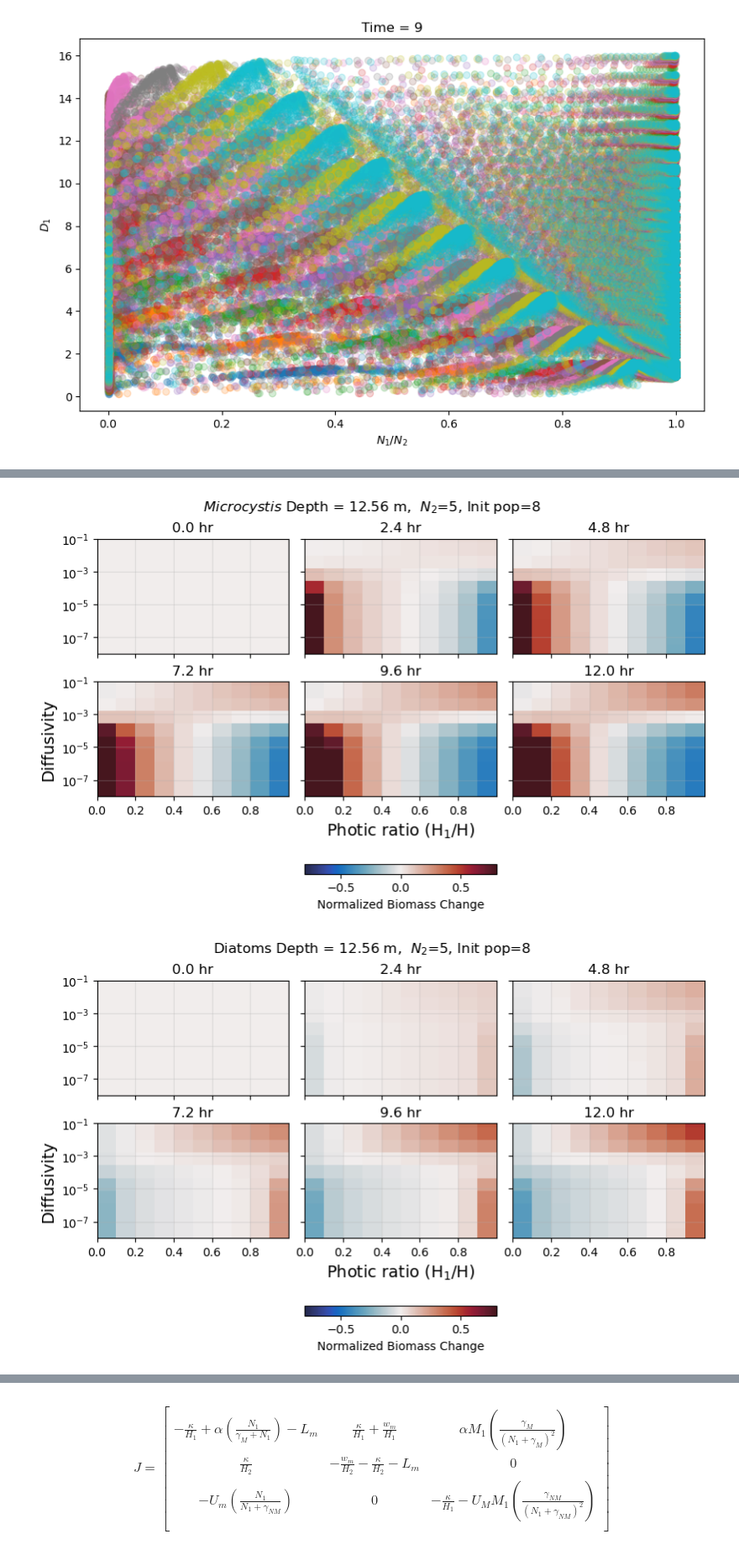
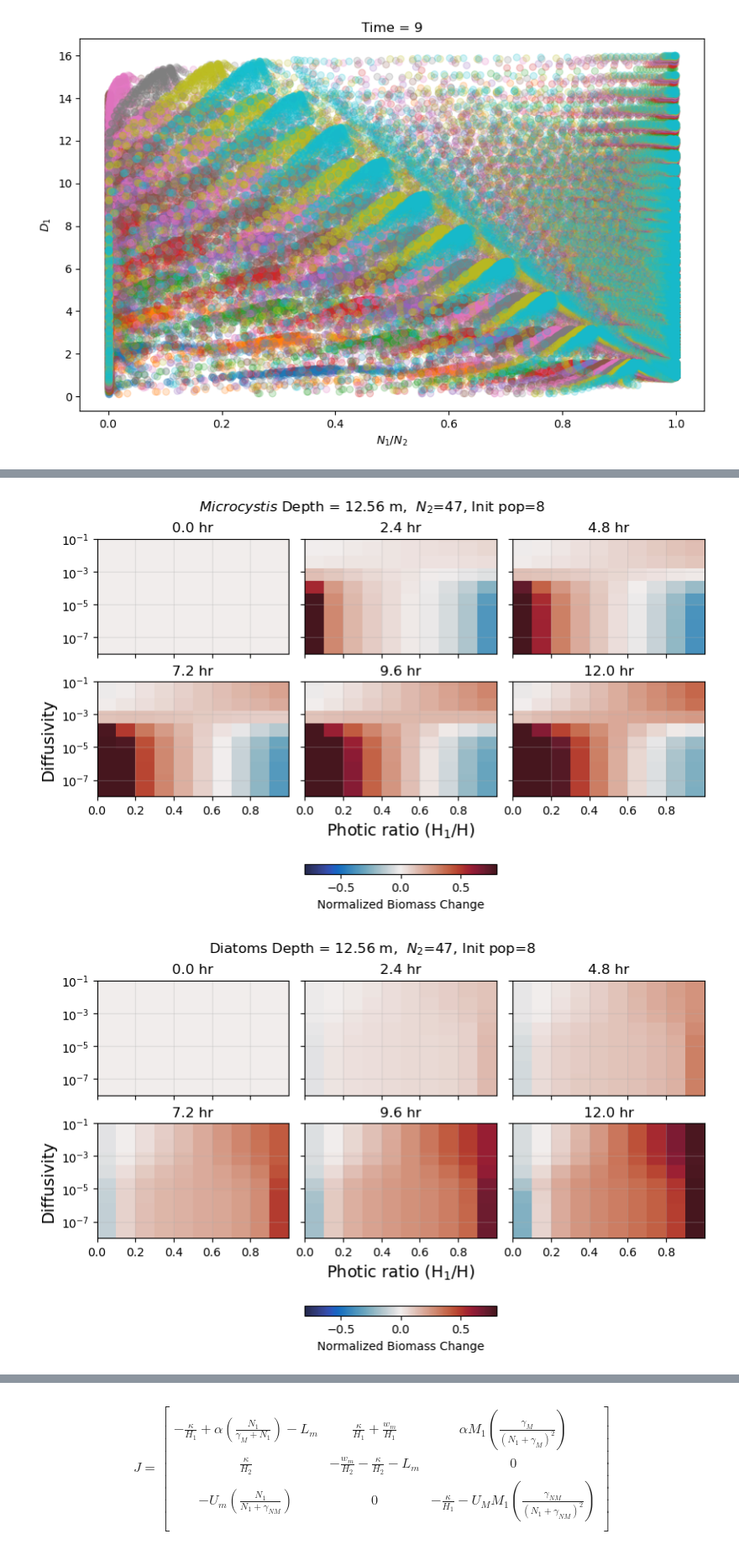
Before and after one commit to sienna-white/box_model, a Jupyter notebook: two_species.ipynb, the cells around one changed output, grey strips where cells are left out. Shown at 84% size. Drawn from its saved outputs; the diff is of its cells as text; code cells hidden in the pictures.

```diff
--- a/two_species.ipynb
+++ b/two_species.ipynb
@@ -59,12 +76,8 @@ for t in range(0, 500, 200):
         n1_slice = dst.n1.isel(t=t).isel(n2=i)
 
 
-
-        n1_slice.where(n1_slice != 0)
-
         d1_slice = dst.d1.isel(t=t).isel(n2=i)*1e-6
         # d1_slice = d1_slice  #/  d1_slice.init
-        d1_slice.where(d1_slice != 0)
 
         nd_uptake = (uptake_d * dst.init * dst.ratio * dst.depth) / (dst.n2.values[i] * dst.kappa)
         nd_uptake = nd_uptake.values.flatten()
@@ -97,14 +173,11 @@ TIMES = list(range(0, 300, 25))
 
 id = 5
 ir = 5
-inut = 5
-ipop = 5
+inut = 7
+ipop = 4
 
 # Depth = 5.00 m, R = 0.6, Kappa = 2e-04 (interesting)
-depth = dst.depth.values[id]
-ratio = dst.ratio.values[ir]
-n2 = dst.n2.values[inut]
-pop = dst.init.values[ipop]
+depth, ratio, n2, pop = get_coords(id, ir, inut, ipop)
 h1 = ratio * depth
 h2 = depth - h1
 
@@ -113,7 +186,7 @@ h2 = depth - h1
 shapes = ['o', 's', '^', 'x', 'v']
 variables = ["M_1", "M_2", "D_1", "D_2", "N_1"]
 
-fig, axs = plt.subplots(nrows=2, ncols=2, figsize=(12,10))
+fig, axs = plt.subplots(nrows=1, ncols=3, figsize=(12,4))
 axs = axs.flatten()
 for ax in axs:
     ax.grid(alpha=0.2)
@@ -123,11 +196,11 @@ for ax in axs:
     ax.set_xlabel("Re($\lambda$)")
     ax.set_yscale('log')
     ax.set_xscale('log')
-irs = [0, NV//4, NV//2, NV-1]
+irs = [0, NV//4, NV//2]
 for ix, ax in enumerate(axs):
     ir = irs[ix]
     ratio = dst.ratio.values[ir]
-    txt = "Depth = %2.2f m, R = %2.1f, $N_2$=%d, Init pop=%d" % (depth, ratio, n2, pop)
+    txt = "Depth = %2.2f m, R = %2.1f, \n$N_2$=%d, Init pop=%d" % (depth, ratio, n2, pop)
     ax.set_title(txt)
     for ik in range(0, NV, 1):
         kappa = dst.kappa.values[ik]
@@ -216,36 +289,19 @@ for ax in axs:
 
 id = 7
 ir = 5
-inut = 0
+inut = 7
 ipop = 7
 
 
-# Depth = 5.00 m, R = 0.6, Kappa = 2e-04 (interesting)
-depth = dst.depth.values[id]
-ratio = dst.ratio.values[ir]
-n2 = dst.n2.values[inut]
-pop = dst.init.values[ipop]
+depth, ratio, n2, pop = get_coords(id, ir, inut, ipop)
 txt = "Depth = %2.2f m,  $N_2$=%d, Init pop=%d" % (depth, n2, pop)
 
 init_biomass = pop*2e6
 
-
-def normalize_color2(value):
-    c = (value - init_biomass) / init_biomass
-    # c = c.clip(-3, 3)
-    return c
-
-
-def reshape_(data, N):
-    return np.array(data).reshape(N, -1)
-
-
 KAPPA  = dst.kappa.values #[::-1]
 RATIO = dst.ratio.values
 
-depth = dst.depth.values[id]
 dst0 = dst.isel(n2=inut, init=ipop, depth=id)
-
 
 fig, axs = plt.subplots(nrows=2, ncols=3, figsize=(8, 5), sharex=True, sharey=True, constrained_layout=True)
 axs = axs.flatten()
@@ -254,7 +310,7 @@ fig.suptitle("Depth = %2.2f" % depth)
 for i, it in enumerate([0, 100, 200, 300, 400, 499]):
     axs[i].set_yscale('log')
     BIOMASS_M = dst0.m1[it, :, :] + dst0.m2[it, :, :]
-    relative = normalize_color2(BIOMASS_M) #reshape_(BIOMASS_M, N))
+    relative = normalize_color2(BIOMASS_M, init_biomass) #reshape_(BIOMASS_M, N))
 
     axs[i].set_title("%2.1f hr" % (dst.t.values[it]/3600))
 
@@ -268,36 +324,36 @@ text = "Microcystis (%s).png" % txt
 plt.suptitle("$Microcystis$ " +  txt)
 for ax in axs:
     ax.grid(alpha=0.3)
     ax.set_ylim(KAPPA.min(), KAPPA.max())
 fig.savefig(text)
 
 
 fig, axs = plt.subplots(nrows=2, ncols=3, figsize=(8, 5), sharex=True, sharey=True, constrained_layout=True)
 axs = axs.flatten()
 fig.suptitle("Depth = %2.2f" % depth)
 
 for i, it in enumerate([0, 100, 200, 300, 400, 499]):
     axs[i].set_yscale('log')
     BIOMASS_M = dst0.d1[it, :, :] + dst0.d2[it, :, :]
-    relative = normalize_color2(BIOMASS_M) #reshape_(BIOMASS_M, N))
+    relative = normalize_color2(BIOMASS_M, init_biomass) #reshape_(BIOMASS_M, N))
 
     axs[i].set_title("%2.1f hr" % (dst.t.values[it]/3600))
 
     h = axs[i].pcolormesh(RATIO, KAPPA, relative.T, linewidths=4, alpha=0.95, cmap=cmo.cm.balance, vmin=-8e-1, vmax=8e-1)
 
 plt.colorbar(h, label='Normalized Biomass Change', orientation='horizontal',  pad=0.2, ax=axs[-2])
 
 axs[3].set_ylabel("Diffusivity", fontsize=14)
 axs[-2].set_xlabel("Photic ratio (H$_1$/H)", fontsize=14)
 text = "Diatoms (%s).png" % txt
 plt.suptitle("Diatoms " +  txt)
 for ax in axs:
     ax.grid(alpha=0.3)
     ax.set_ylim(KAPPA.min(), KAPPA.max())
 fig.savefig(text)
 # %% [output]
-[figure, old version]
+[figure, new version]
-[figure, old version]
+[figure, new version]
 # %%
 # fig, axs = plt.subplots(nrows=4, ncols=3, figsize=(8, 8), sharex=True, sharey=True, constrained_layout=True)
 # axs = axs.flatten()
```
Also changed, not shown: parts of 12 cells of this notebook, 12 other files.
